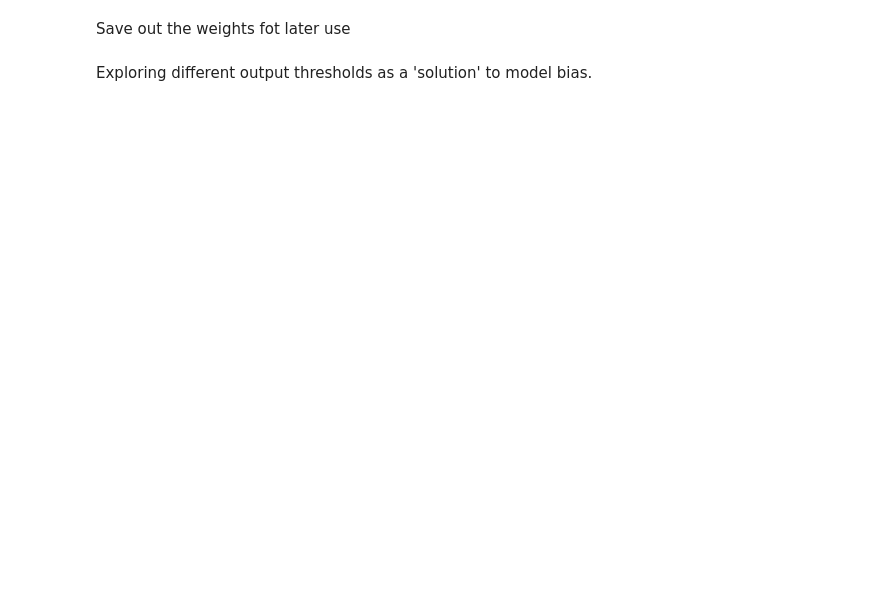
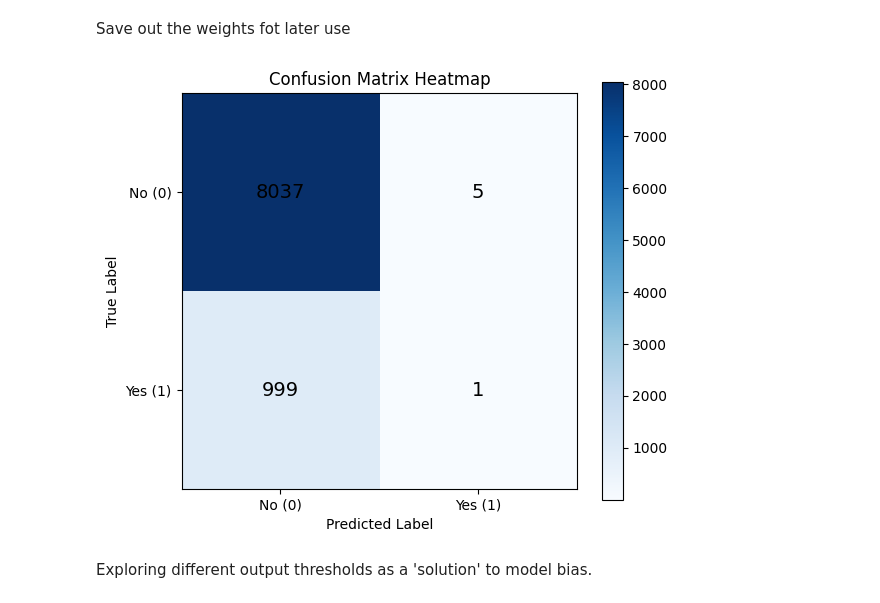
Before and after one commit to daemonchild/cardiffmet-dat6002-artificial-intelligence, a Jupyter notebook: assessment/part_2/2-From-Scratch-MLP.ipynb, the cells around one changed output. Saved outputs shown, nothing was run; the diff lists cells and outputs as text; code cells hidden in the pictures; blank space fills up the shorter version.

```diff
--- a/assessment/part_2/2-From-Scratch-MLP.ipynb
+++ b/assessment/part_2/2-From-Scratch-MLP.ipynb
@@ -618,6 +618,11 @@ Epoch 3900: Train Error: 0.1870 | Valid Error: 0.1865
 Save out the weights fot later use
 # %%
 mlp.save_weights('mlp_weights.json')
+# %%
+mlp.set_model_parameters(output_threshold=0.50)
+mlp.plot_confusion_matrix()
+# %% [output]
+[figure, added]
 # %% [markdown]
 Exploring different output thresholds as a 'solution' to model bias.
 # %%
```
Also changed, not shown: parts of 7 cells of this notebook, 14 other files.
